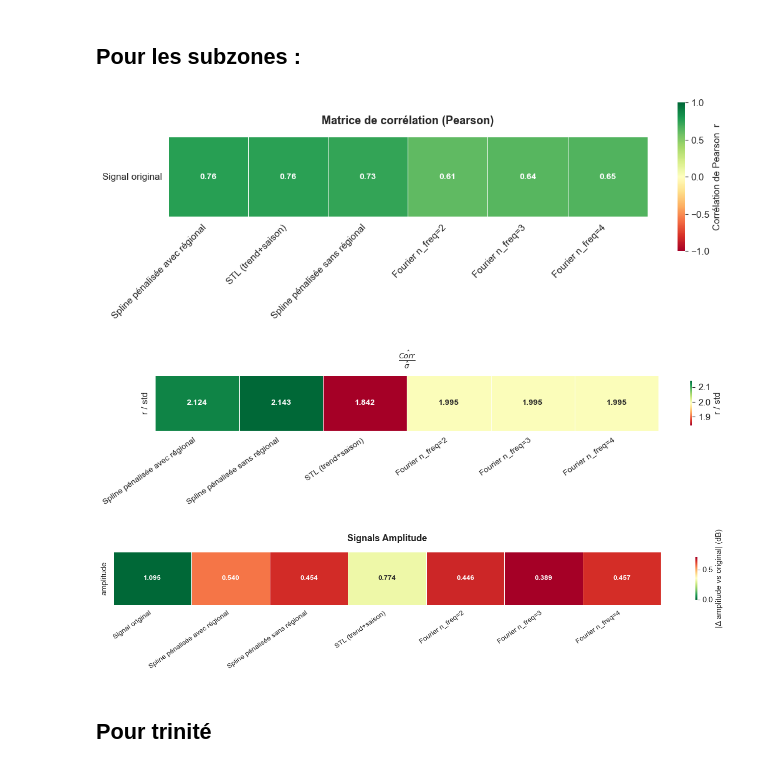
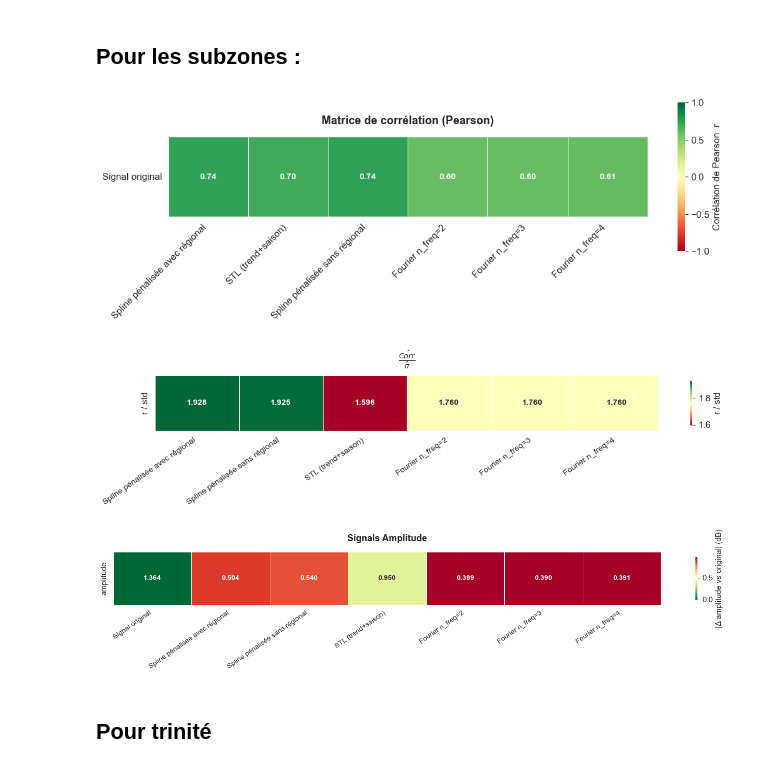
Before and after one commit to clairesn23/readingseminar, a Jupyter notebook: metafile.ipynb, the cells around one changed output. Saved outputs shown, nothing was run; the diff lists cells and outputs as text; code cells hidden in the pictures.

```diff
--- a/metafile.ipynb
+++ b/metafile.ipynb
@@ -885,19 +885,19 @@ def plot_amplitudes_heatmap(amp_results):
 # %%
 plot=False
 N_FREQ_LIST = [2, 3, 4]   # modes harmoniques Fourier à tester
 
 #### extract des données ---------------------------------
-SERIES=["defol","vh","DES",39,5]
+SERIES=["defol","vh","DES",39,4]
 #type_veg, polar, direction, orbite, subzone
 
 infos= full_pipeline_sub(SERIES, plot, N_FREQ_LIST)
 plot_r_std_heatmap(infos)
 amp_results = compute_amplitudes(infos)
 plot_amplitudes_heatmap(amp_results)
 # %% [output]
 [figure]
-[figure, old version]
+[figure, new version]
-[figure, old version]
+[figure, new version]
 # %% [markdown]
 ## Pour trinité
 # %%
```
Also changed, not shown: parts of 9 cells of this notebook, 1 other file.
